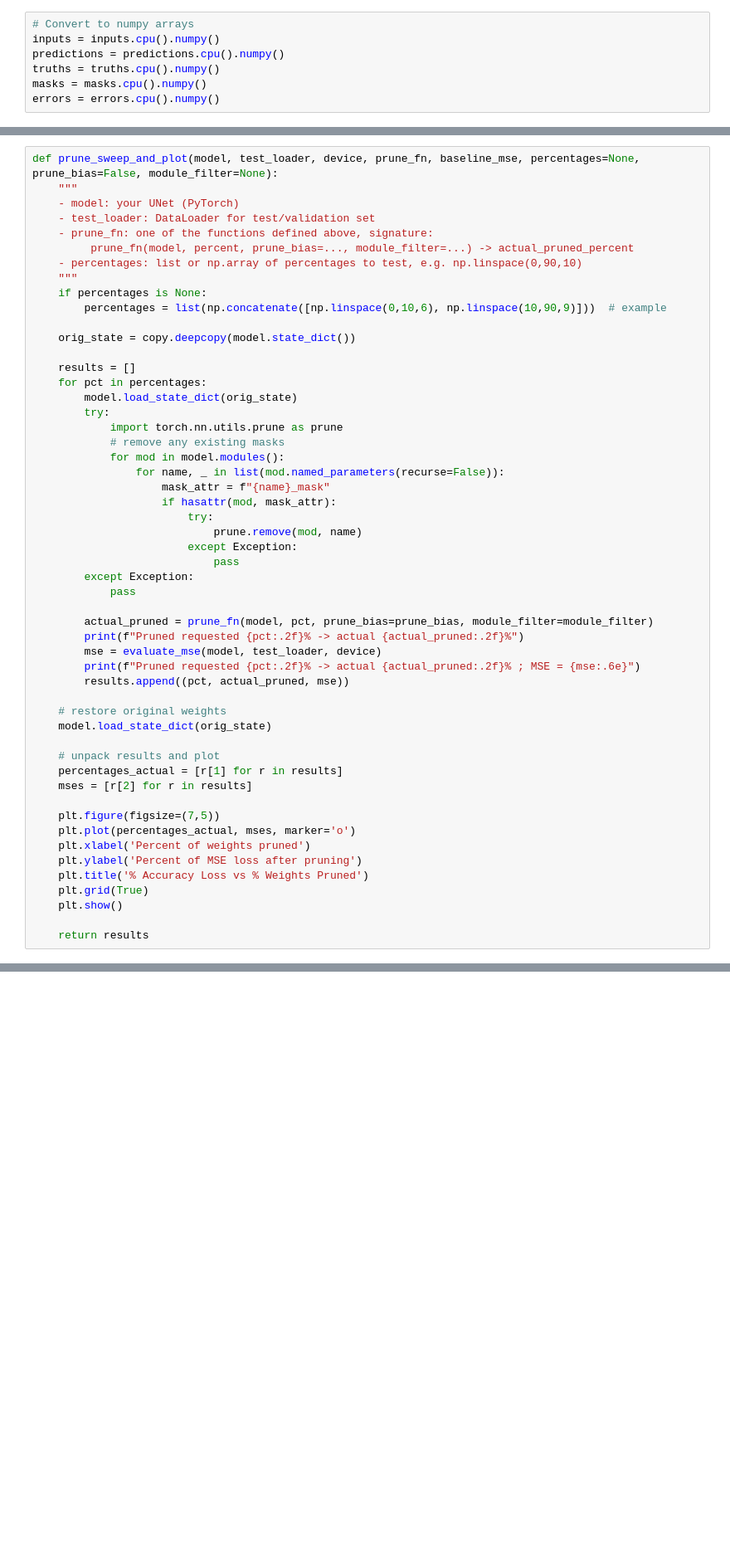
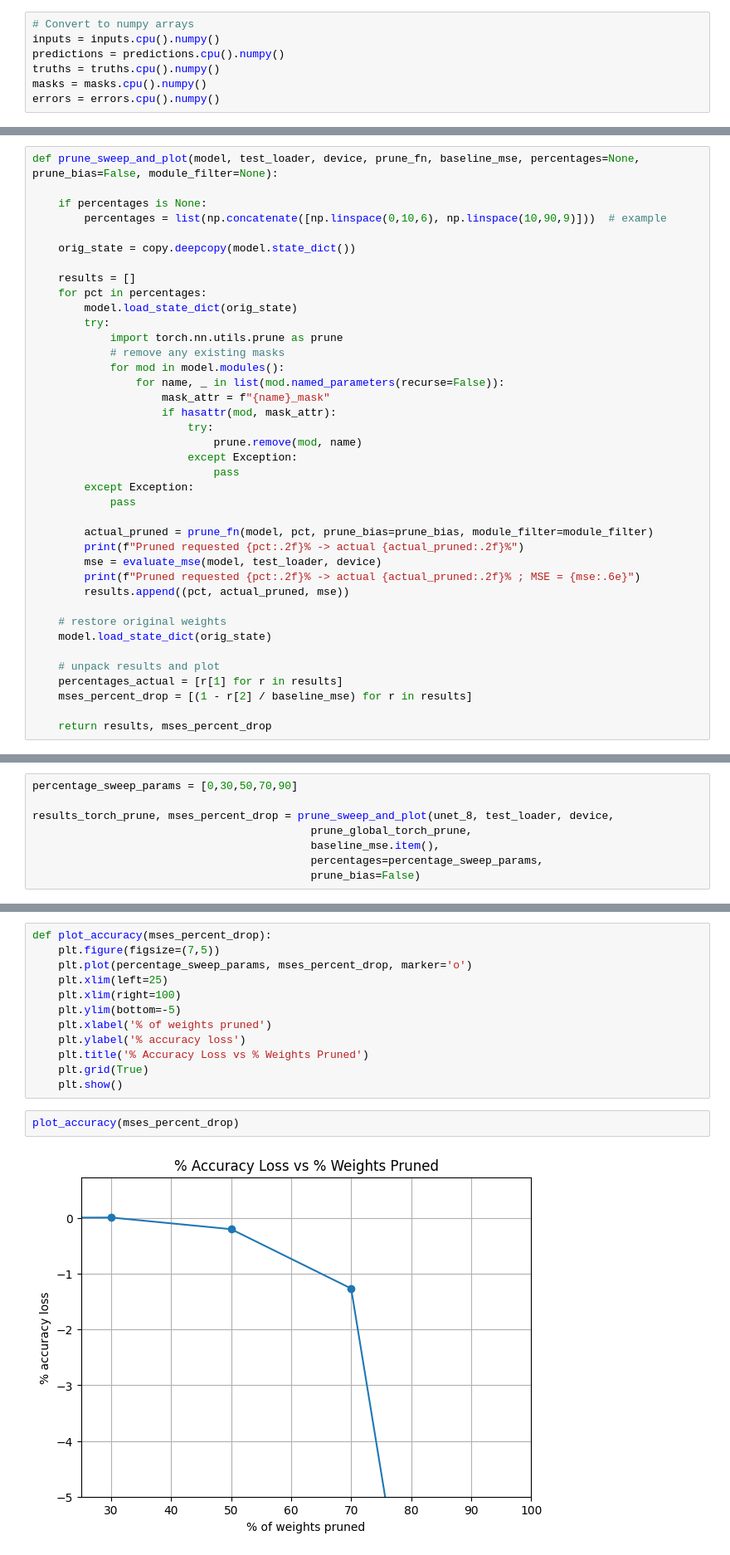
Before and after one commit to JackieLee23/HPML-Final-Project, a Jupyter notebook: density_to_phase_grad.ipynb, the cells around one changed output, grey strips where cells are left out. Shown: that part at 83% size. Cells and saved outputs as stored; diff of their text form; blank space fills up the shorter version.

```diff
--- a/density_to_phase_grad.ipynb
+++ b/density_to_phase_grad.ipynb
@@ -475,13 +487,7 @@ def evaluate_mse(model, dataloader, device):
         return errors.mean().item()
 # %%
 def prune_sweep_and_plot(model, test_loader, device, prune_fn, baseline_mse, percentages=None, prune_bias=False, module_filter=None):
-    """
-    - model: your UNet (PyTorch)
-    - test_loader: DataLoader for test/validation set
-    - prune_fn: one of the functions defined above, signature:
-         prune_fn(model, percent, prune_bias=..., module_filter=...) -> actual_pruned_percent
-    - percentages: list or np.array of percentages to test, e.g. np.linspace(0,90,10)
-    """
+
     if percentages is None:
         percentages = list(np.concatenate([np.linspace(0,10,6), np.linspace(10,90,9)]))  # example
 
@@ -515,14 +521,6 @@ def prune_sweep_and_plot(model, test_loader, device, prune_fn, baseline_mse, per
 
     # unpack results and plot
     percentages_actual = [r[1] for r in results]
-    mses = [r[2] for r in results]
+    mses_percent_drop = [(1 - r[2] / baseline_mse) for r in results]
 
-    plt.figure(figsize=(7,5))
-    plt.plot(percentages_actual, mses, marker='o')
-    plt.xlabel('Percent of weights pruned')
-    plt.ylabel('Percent of MSE loss after pruning')
-    plt.title('% Accuracy Loss vs % Weights Pruned')
-    plt.grid(True)
-    plt.show()
-
-    return results
+    return results, mses_percent_drop
@@ -534,0 +527,8 @@ results_torch_prune = prune_sweep_and_plot(unet_8, test_loader, device,
+# %%
+percentage_sweep_params = [0,30,50,70,90]
+
+results_torch_prune, mses_percent_drop = prune_sweep_and_plot(unet_8, test_loader, device,
+                                           prune_global_torch_prune,
+                                           baseline_mse.item(),
+                                           percentages=percentage_sweep_params,
+                                           prune_bias=False)
@@ -534,0 +546,16 @@ results_torch_prune = prune_sweep_and_plot(unet_8, test_loader, device,
+# %%
+def plot_accuracy(mses_percent_drop):
+    plt.figure(figsize=(7,5))
+    plt.plot(percentage_sweep_params, mses_percent_drop, marker='o')
+    plt.xlim(left=25)
+    plt.xlim(right=100)
+    plt.ylim(bottom=-5)
+    plt.xlabel('% of weights pruned')
+    plt.ylabel('% accuracy loss')
+    plt.title('% Accuracy Loss vs % Weights Pruned')
+    plt.grid(True)
+    plt.show()
+# %%
+plot_accuracy(mses_percent_drop)
+# %% [output]
+[figure, added]
```
Also changed, not shown: parts of 8 cells of this notebook.
